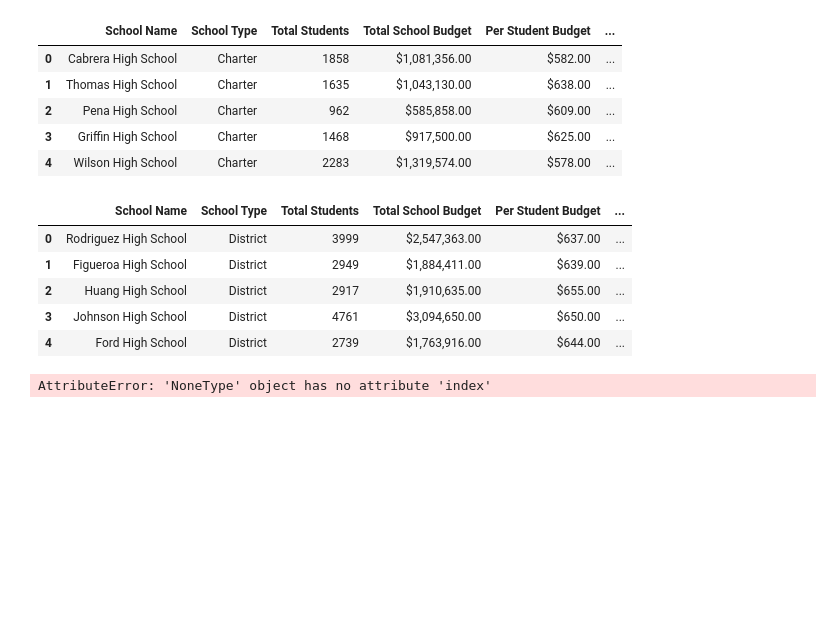
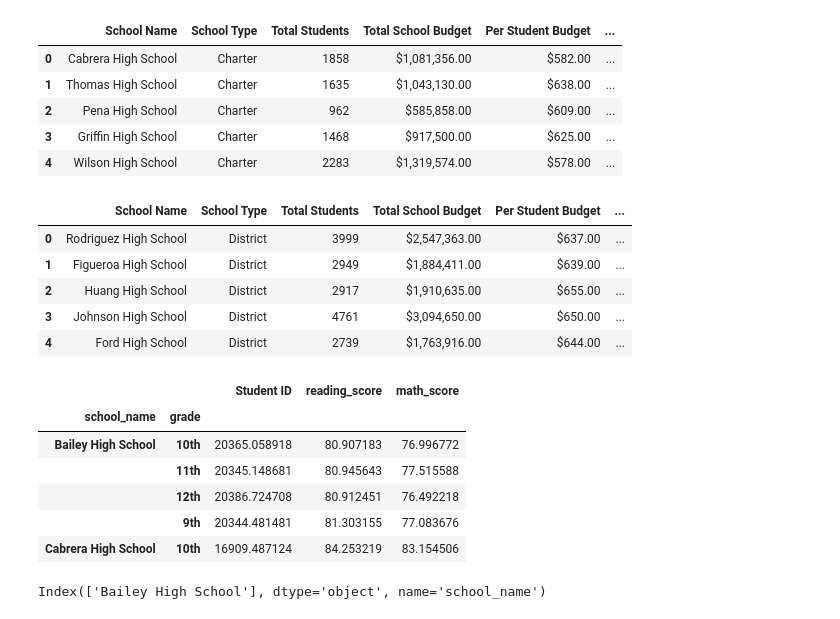
Before and after one commit to kglibrarian/pycityschools, a Jupyter notebook: main.ipynb, the cells around one changed output. Drawn from its saved outputs; the diff is of its cells as text; code cells hidden in the pictures; blank space fills up the shorter version.

```diff
--- a/main.ipynb
+++ b/main.ipynb
@@ -426,32 +426,51 @@ bottom_schoos_new_index.head()
 | 4 | Ford High School | District | 2739 | $1,763,916.00 | $644.00 | ... |
 # %%
 #Math Scores By Grade
-#math_score_students_school = students_df.groupby(['school_name', "grade"])
-#math_mean = math_score_students_school.mean()
-#math_mean.head()
-#math_mean_test = math_mean.loc["Bailey High School"]
+math_score_students_school = students_df.groupby(['school_name', "grade"])
+math_mean = math_score_students_school.mean()
+math_mean.head()
+#math_mean_test = math_mean.loc["school_name"]
+#math_mean_test
 #math_mean_test.keys()
 #math_mean.keys()
 #math_index = math_mean.index.names
 
 #test = math_mean.sort_index(inplace=True)
 
 
 #math_mean_reframe = math_mean.pivot(columns = math_index[1], values = "math_score")
 #math_mean_reframe
 
 #math_mean_reframe = students_df.pivot(index = ["school_name","grade"], values = "math_score")
 #math_mean_reframe
 
 #math_mean_reframe = math_mean.pivot(index= "Student ID", columns='math_score' , values='reading_score')
 #math_mean_reframe.head()
 
 # Create a new variable that holds the sum of our groups
 #math_score_students_school_series = math_score_students_school.mean()
 #math_score_students_school_series.head()
 #math_score_students_school_series.columns
 #math_scores = math_score_students_school_series.keys()
 #math_scores
 #Index(['Student ID', 'reading_score', 'math_score'], dtype='object')
 # %% [output]
-AttributeError: 'NoneType' object has no attribute 'index'
+|  |  | Student ID | reading_score | math_score |
+| school_name | grade |  |  |  |
+| Bailey High School | 10th | 20365.058918 | 80.907183 | 76.996772 |
+|  | 11th | 20345.148681 | 80.945643 | 77.515588 |
+|  | 12th | 20386.724708 | 80.912451 | 76.492218 |
+|  | 9th | 20344.481481 | 81.303155 | 77.083676 |
+| Cabrera High School | 10th | 16909.487124 | 84.253219 | 83.154506 |
+# %%
+#Math Scores By Grade
+#math_score_students_school = students_df.loc[:,'school_name']
+test_statement = students_df.loc[(students_df["grade"] == '9th') &
+                                     (students_df["school_name"]== "Bailey High School")]
+
+second_test = test_statement.groupby(['school_name']).mean()
+second_test.keys()
+second_test.index
+#math_score_students_school
+# %% [output]
+Index(['Bailey High School'], dtype='object', name='school_name')
```
Also changed, not shown: parts of 2 cells of this notebook.
